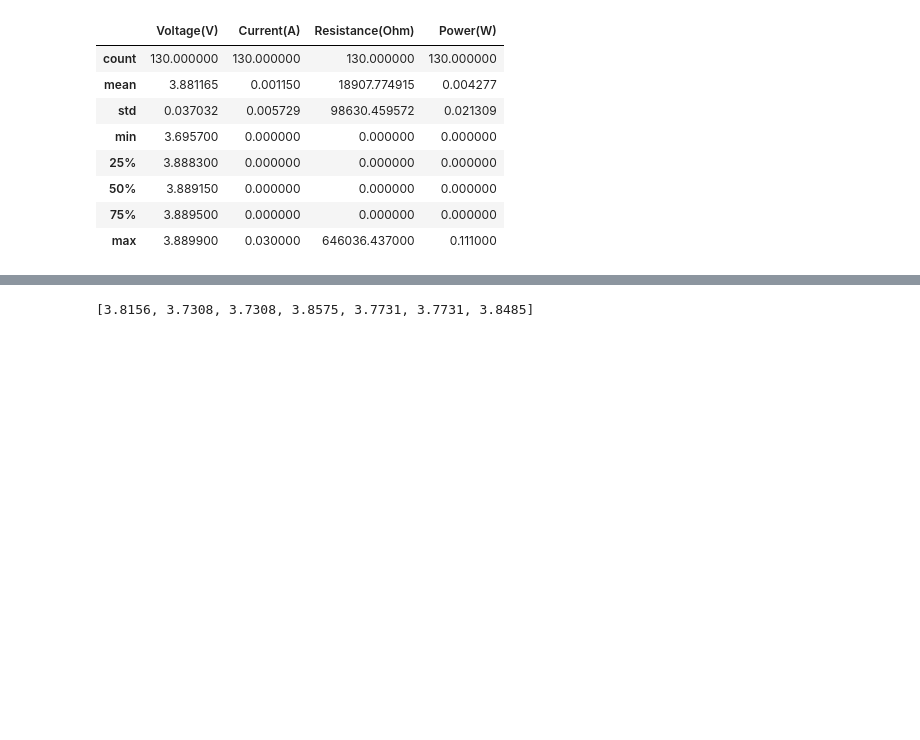
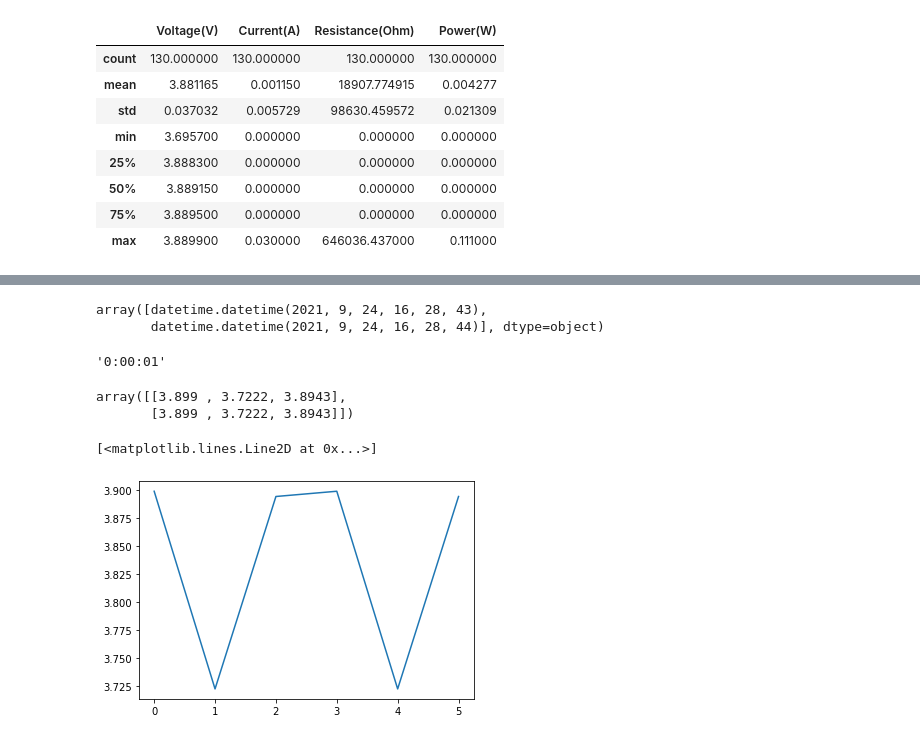
Before and after one commit to minD9it/Battery, a Jupyter notebook: DataAnalysis_test-Copy1.ipynb, the cells around one changed output, grey strips where cells are left out. Cells and saved outputs as stored; diff of their text form; code cells hidden in the pictures; blank space fills up the shorter version.

```diff
--- a/DataAnalysis_test-Copy1.ipynb
+++ b/DataAnalysis_test-Copy1.ipynb
@@ -234,4 +211,19 @@ recovery_time
-# %%
-recovery_voltage
-# %% [output]
-[3.8156, 3.7308, 3.7308, 3.8575, 3.7731, 3.7731, 3.8485]
+# %%
+recovery_time[0]
+# %% [output]
+array([datetime.datetime(2021, 9, 24, 16, 28, 43),
+       datetime.datetime(2021, 9, 24, 16, 28, 44)], dtype=object)
+# %%
+str(recovery_time[0][1] - recovery_time[0][0])
+# %% [output]
+'0:00:01'
+# %%
+recovery_volt
+# %% [output]
+array([[3.899 , 3.7222, 3.8943],
+       [3.899 , 3.7222, 3.8943]])
+# %%
+plt.plot(recovery_volt.flatten())
+# %% [output]
+[<matplotlib.lines.Line2D at 0x...>]
+[figure, added]
```
Also changed, not shown: parts of 21 cells of this notebook.
